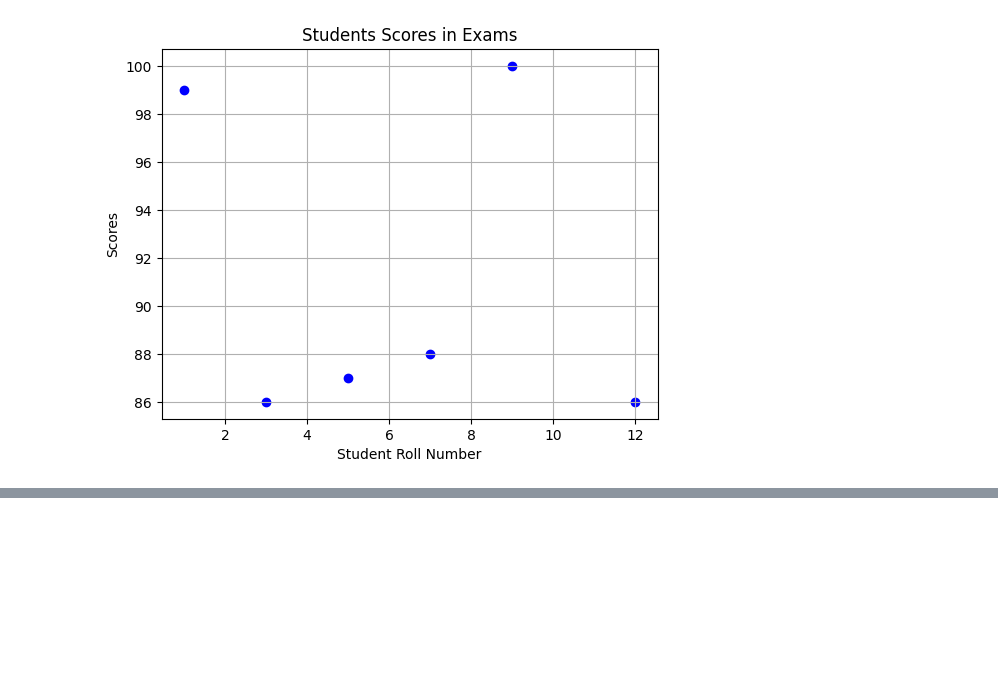
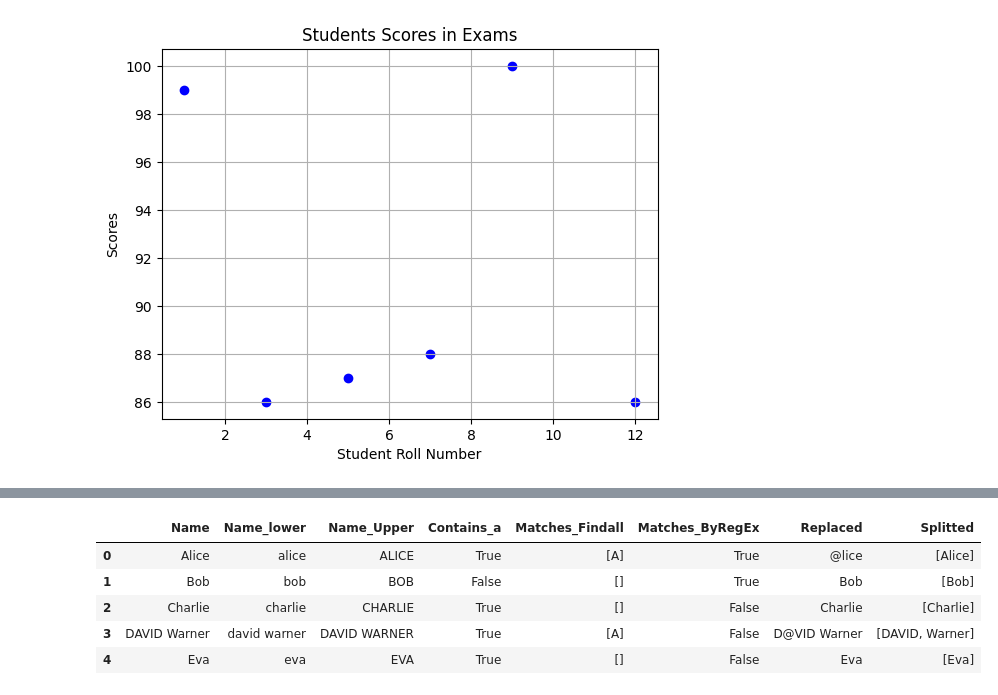
Before and after one commit to srinivasskc/my_datascience_journal, a Jupyter notebook: pandas_notebook.ipynb, the cells around one changed output, grey strips where cells are left out. Cells and saved outputs as stored; diff of their text form; code cells hidden in the pictures; blank space fills up the shorter version.

Commit message:
pandas text manipulation, multi index dataframes

```diff
--- a/pandas_notebook.ipynb
+++ b/pandas_notebook.ipynb
@@ -2690,0 +2812,5 @@ plt.show()
+# %%
+
+# case=False makes the search case-insensitive.
+df_data['Contains_a'] = df_data['Name'].str.contains('a', case=False)
+df_data
@@ -2690,0 +2824,4 @@ plt.show()
+# %%
+df_data["Matches_Findall"] = df_data['Name'].str.findall('A')
+# This finds the letter A in each name and retuns as list of matches.
+df_data
@@ -2690,0 +2835,4 @@ plt.show()
+# %%
+# RegEx pattern to find names contains 'A or B'
+df_data['Matches_ByRegEx'] = df_data['Name'].str.contains('^(A|B)', regex=True)
+df_data
@@ -2690,0 +2846,3 @@ plt.show()
+# %%
+df_data["Replaced"] = df_data["Name"].str.replace('A', '@')
+df_data
@@ -2690,0 +2856,10 @@ plt.show()
+# %%
+df_data["Splitted"] = df_data["Name"].str.split(' ')
+df_data
+# %% [output]
+|  | Name | Name_lower | Name_Upper | Contains_a | Matches_Findall | Matches_ByRegEx | Replaced | Splitted |
+| 0 | Alice | alice | ALICE | True | [A] | True | @lice | [Alice] |
+| 1 | Bob | bob | BOB | False | [] | True | Bob | [Bob] |
+| 2 | Charlie | charlie | CHARLIE | True | [] | False | Charlie | [Charlie] |
+| 3 | DAVID Warner | david warner | DAVID WARNER | True | [A] | False | D@VID Warner | [DAVID, Warner] |
+| 4 | Eva | eva | EVA | True | [] | False | Eva | [Eva] |
```
Also changed, not shown: parts of 16 cells of this notebook, 1 other file.
